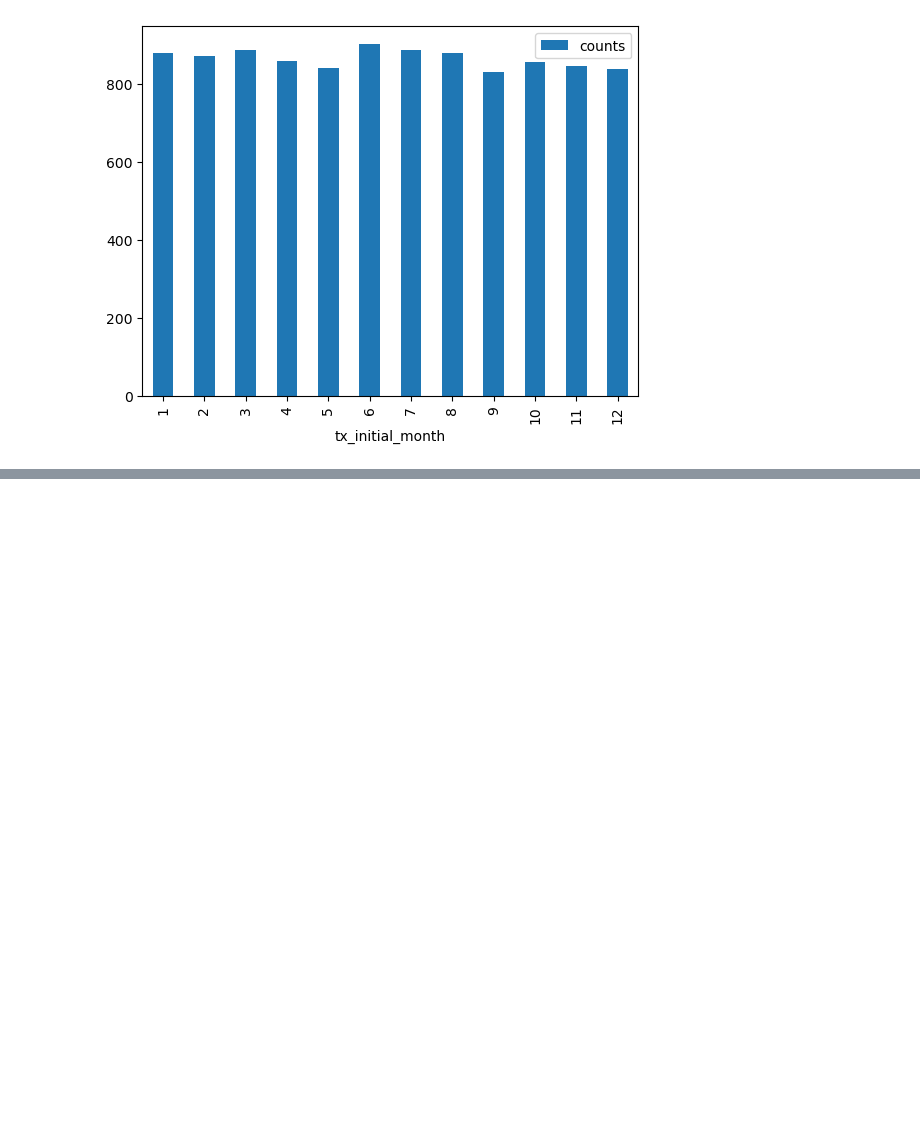
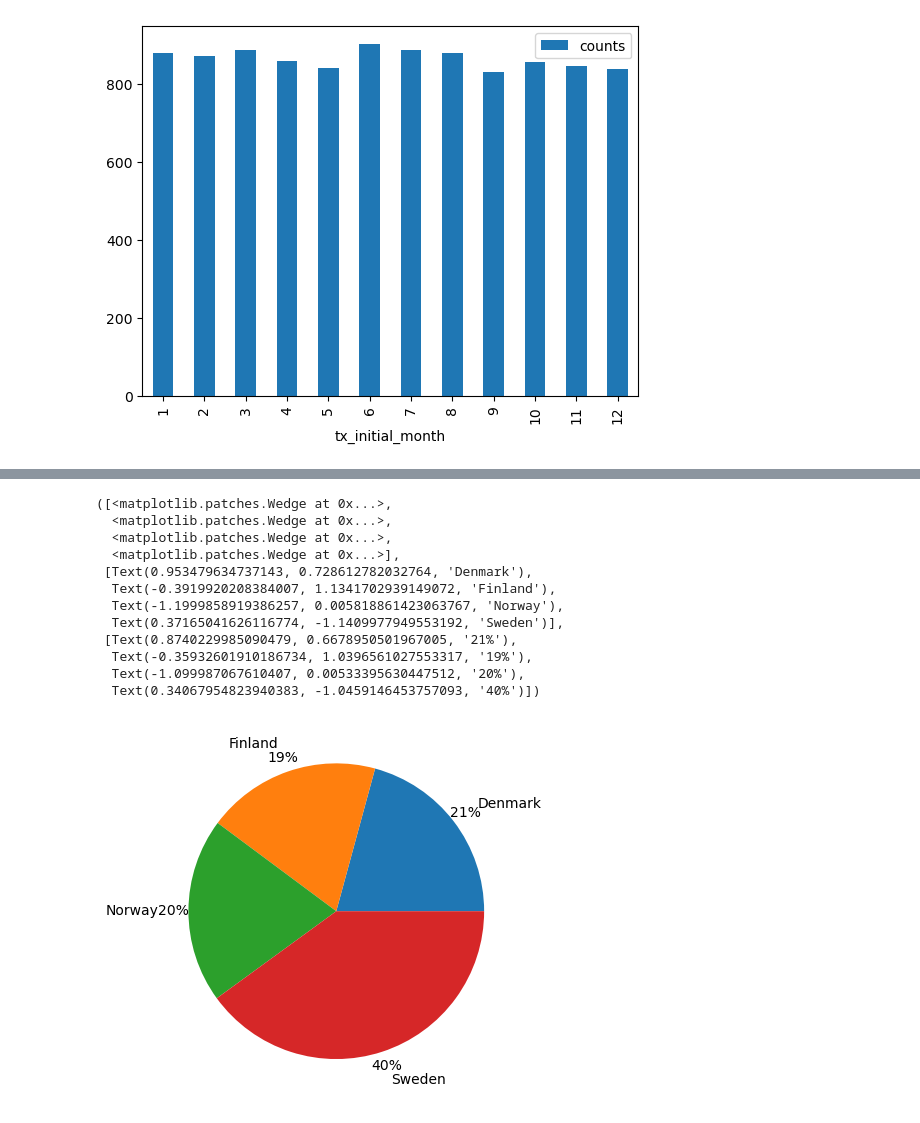
Before and after one commit to mindyng/Take-Homes, a Jupyter notebook: subscription-business-performance.ipynb, the cells around one changed output, grey strips where cells are left out. Saved outputs shown, nothing was run; the diff lists cells and outputs as text; code cells hidden in the pictures; blank space fills up the shorter version.

```diff
--- a/subscription-business-performance.ipynb
+++ b/subscription-business-performance.ipynb
@@ -129,0 +148,18 @@ Not much a difference month-to-month regardless of subsription year. Though June
+# %%
+# Country that initial sign-up's came from
+init_loc = cust_init.groupby(['customer_country']).size().reset_index(name='counts')
+plt.pie(x=init_loc["counts"], labels=init_loc.customer_country, autopct='%1.0f%%', pctdistance=1.1, labeldistance=1.2)
+# %% [output]
+([<matplotlib.patches.Wedge at 0x...>,
+  <matplotlib.patches.Wedge at 0x...>,
+  <matplotlib.patches.Wedge at 0x...>,
+  <matplotlib.patches.Wedge at 0x...>],
+ [Text(0.953479634737143, 0.728612782032764, 'Denmark'),
+  Text(-0.3919920208384007, 1.1341702939149072, 'Finland'),
+  Text(-1.1999858919386257, 0.005818861423063767, 'Norway'),
+  Text(0.37165041626116774, -1.1409977949553192, 'Sweden')],
+ [Text(0.8740229985090479, 0.6678950501967005, '21%'),
+  Text(-0.35932601910186734, 1.0396561027553317, '19%'),
+  Text(-1.099987067610407, 0.00533395630447512, '20%'),
+  Text(0.34067954823940383, -1.0459146453757093, '40%')])
+[figure, added]
```
Also changed, not shown: parts of 13 cells of this notebook.
